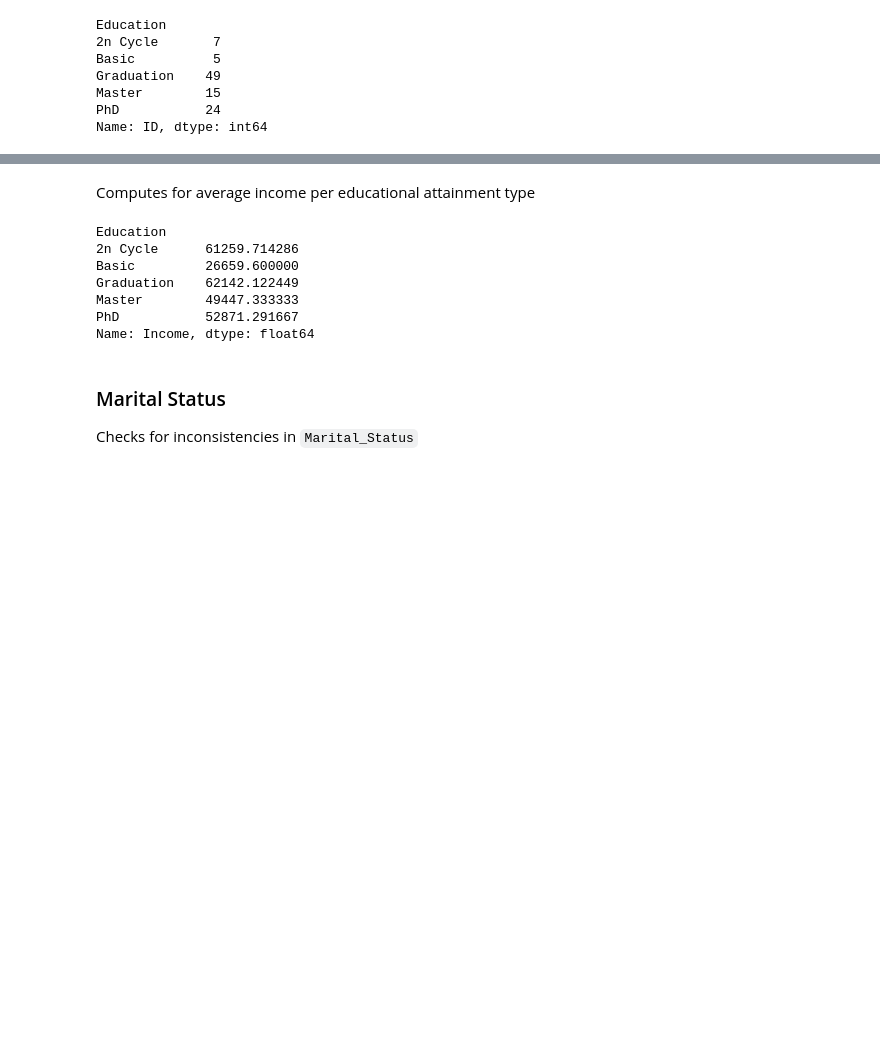
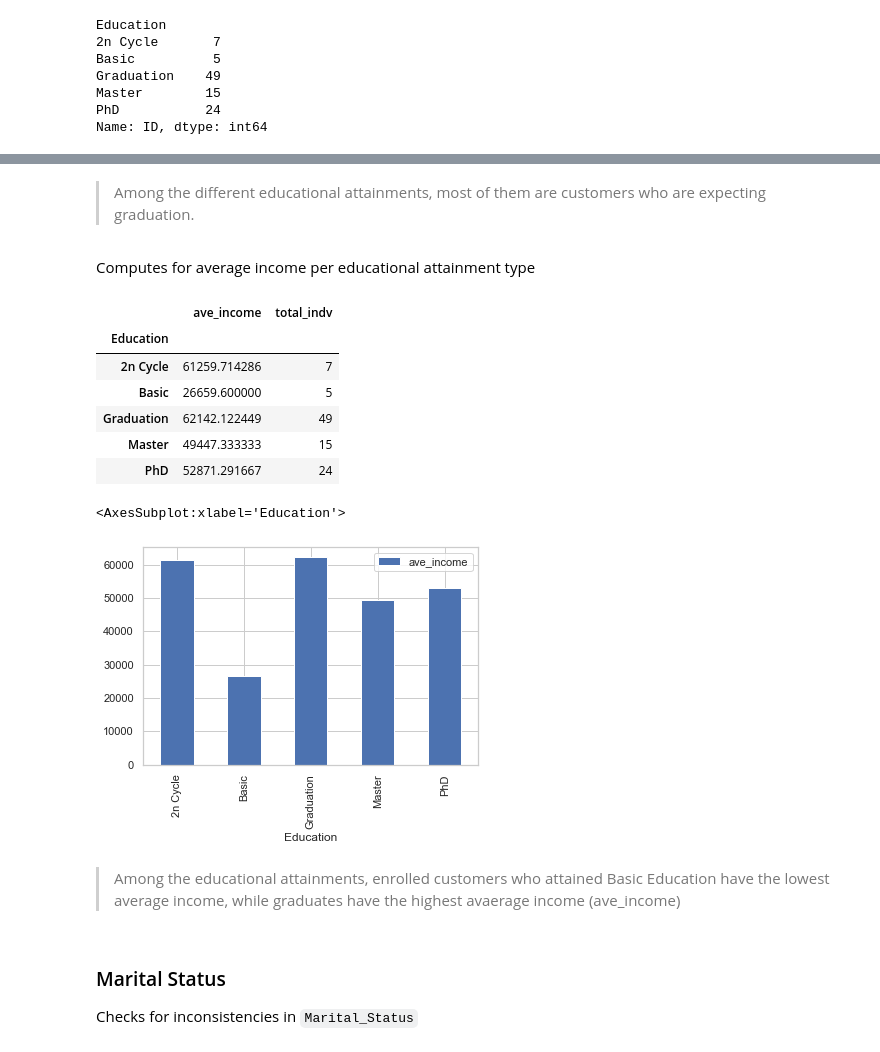
Before and after one commit to Margaret-Inguillo/CSMODEL, a Jupyter notebook: Sales1.ipynb, the cells around one changed output, grey strips where cells are left out. Drawn from its saved outputs; the diff is of its cells as text; code cells hidden in the pictures; blank space fills up the shorter version.

```diff
--- a/Sales1.ipynb
+++ b/Sales1.ipynb
@@ -159,16 +159,28 @@ edu_plot = sns.catplot(x="Education", kind="count", order=['PhD', 'Graduation',
+# %% [markdown]
+> Among the different educational attainments, most of them are customers who are expecting graduation.
 # %% [markdown]
 Computes for average income per educational attainment type
 # %%
-edu_income_df=sample_stats_df.groupby(["Education"])["Income"].mean()
+edu_income_df=sample_stats_df.groupby(["Education"])["Income"].agg(['mean', 'count'])
+edu_income_df=edu_income_df.rename(columns={"mean": "ave_income", "count": "total_indv"}, errors="raise")
 edu_income_df
 # %% [output]
-Education
-2n Cycle      61259.714286
-Basic         26659.600000
-Graduation    62142.122449
-Master        49447.333333
-PhD           52871.291667
-Name: Income, dtype: float64
+|  | ave_income | total_indv |
+| Education |  |  |
+| 2n Cycle | 61259.714286 | 7 |
+| Basic | 26659.600000 | 5 |
+| Graduation | 62142.122449 | 49 |
+| Master | 49447.333333 | 15 |
+| PhD | 52871.291667 | 24 |
+# %%
+edu_income_df=sample_stats_df.groupby(["Education"])["Income"].agg(['mean'])
+edu_income_df=edu_income_df.rename(columns={"mean": "ave_income"}, errors="raise")
+edu_income_df.plot(kind = "bar")
+# %% [output]
+<AxesSubplot:xlabel='Education'>
+[figure, added]
+# %% [markdown]
+> Among the educational attainments, enrolled customers who attained Basic Education have the lowest average income, while graduates have the highest avaerage income (ave_income)
 # %% [markdown]
 ### Marital Status
 
```
Also changed, not shown: parts of 26 cells of this notebook.
